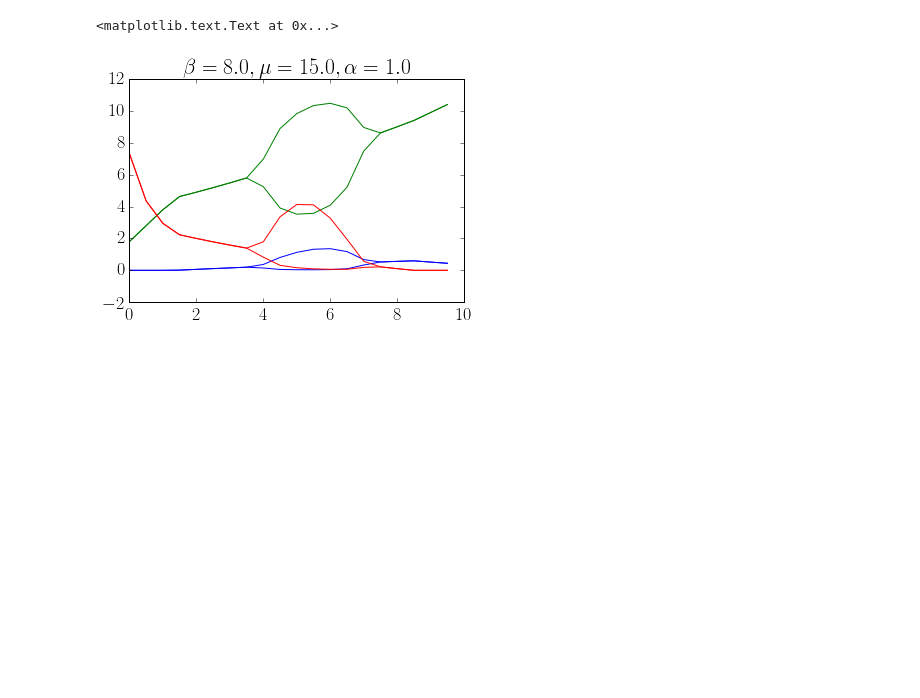
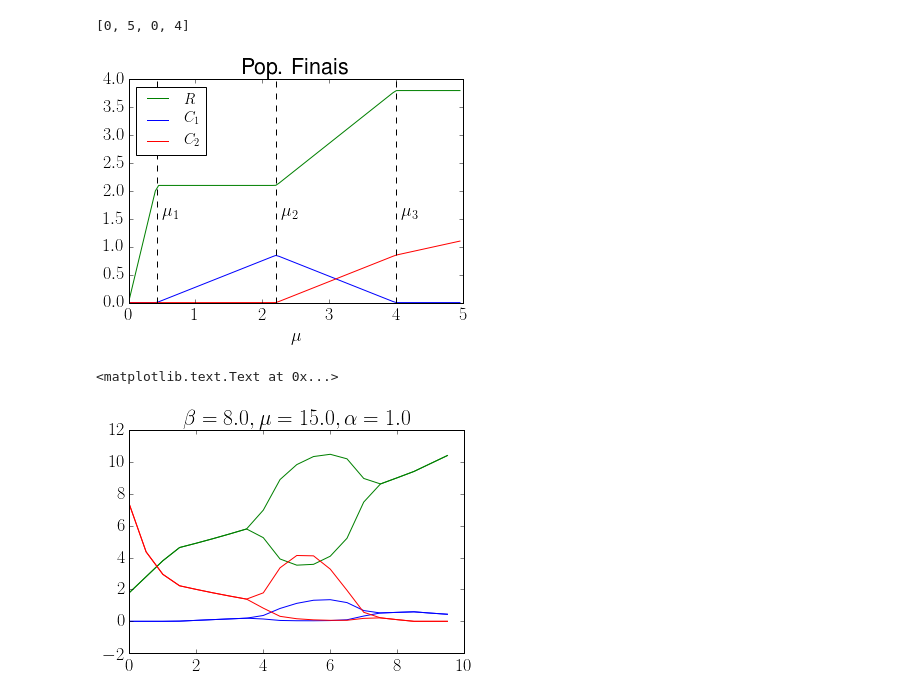
Before and after one commit to reand705/IGP, a Jupyter notebook: IGP_without_space.ipynb, the cells around one changed output. Saved outputs shown, nothing was run; the diff lists cells and outputs as text; code cells hidden in the pictures; blank space fills up the shorter version.

```diff
--- a/IGP_without_space.ipynb
+++ b/IGP_without_space.ipynb
@@ -99,0 +113,20 @@ print C2[-1]
+# %%
+MU = [0.0 + 0.05*i for i in range(0,100)]
+t = np.linspace(0,Tmax,N)
+m1 = 1.05
+m2 = 0.95
+rho1 = 0.5
+phi = 0.2
+rho2 = 0.25
+a1 = 1
+a2 = 1
+alpha = 1
+beta = 0.5
+#pop inicial
+y0 = np.array([1,1,1])
+for mu in MU:
+        print("mu = " + str(mu))
+        sol = scipy.integrate.odeint(ddt,y0,t)
+        sol = np.array(sol)
+        np.save('IGP_without_space, mu = %.3f'
+            % (mu),sol)
@@ -100,3 +151,37 @@ print C2[-1]
+# %%
+#Imprima a população final
+MU = [0.0 + 0.05*i for i in range(0,100)]
+Rfinal = []
+C1final = []
+C2final = []
+t = np.linspace(0,Tmax,N)
+for mu in MU:
+    sol = np.load('IGP_without_space, mu = %.3f.npy'
+                            % (mu))
+    R = sol[:,0]
+    C1 = sol[:,1]
+    C2 = sol[:,2]
+    Rfinal.append(R[-1])
+    C1final.append(C1[-1])
+    C2final.append(C2[-1])
+
+plt.plot(MU,Rfinal,color = 'green', label = r'$R$')
+plt.plot(MU,C1final,color = 'blue', label = r'$C_1$')
+plt.plot(MU,C2final,color = 'red', label = r'$C_2$')
+plt.xlabel(r"$\mu$")
+plt.legend(loc = 'best', prop={'size': 15})
+plt.title('Pop. Finais')
+plt.axvline(mu_1(),color='black', linestyle='--')
+plt.annotate(r"$\mu_1$",(mu_1(),1.5),textcoords="offset points",xytext=(5,0))
+plt.axvline(mu_2(),color='black', linestyle='--')
+plt.annotate(r"$\mu_2$",(mu_2(),1.5),textcoords="offset points",xytext=(5,0))
+plt.axvline(mu_3(),color='black', linestyle='--')
+plt.annotate(r"$\mu_3$",(mu_3(),1.5),textcoords="offset points",xytext=(5,0))
+#plt.axvline(mu_4(),color='black', linestyle='--')
+plt.axis([0,5,0,4])
+# %% [output]
+[0, 5, 0, 4]
+[figure, added]
 # %%
 #Faça para vários m
 alpha = 1.0
```
Also changed, not shown: parts of 6 cells of this notebook.
